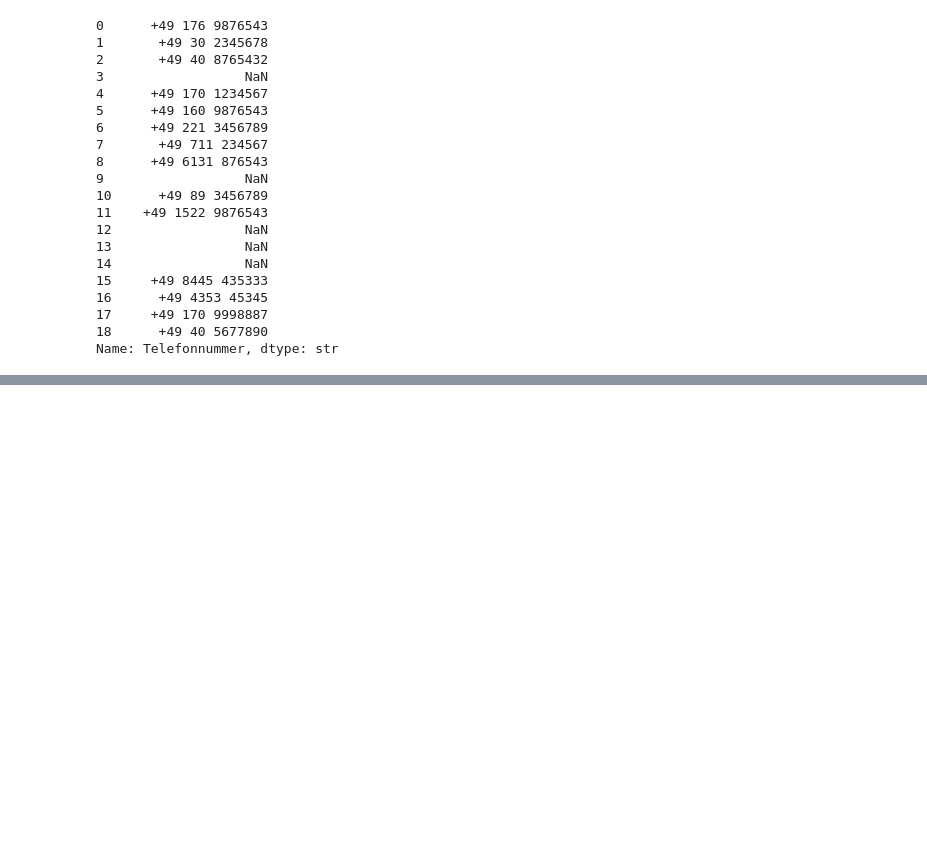
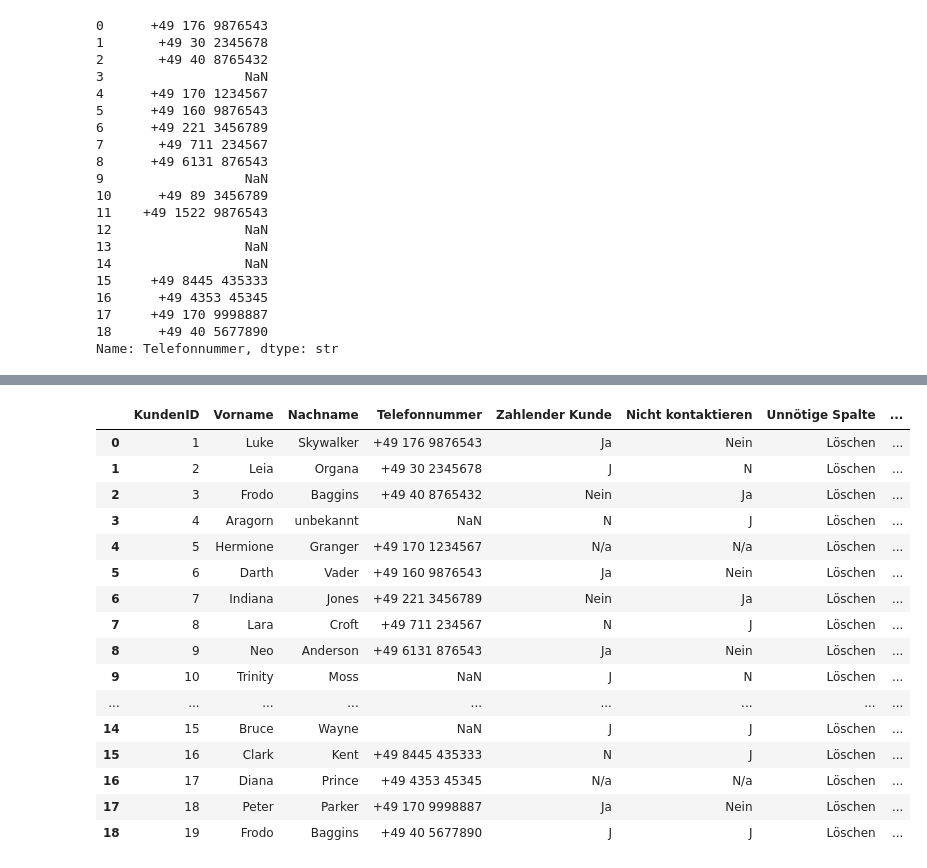
Before and after one commit to Kedirbiruh/python_excercises, a Jupyter notebook: test.ipynb, the cells around one changed output, grey strips where cells are left out. Cells and saved outputs as stored; diff of their text form; code cells hidden in the pictures; blank space fills up the shorter version.

```diff
--- a/test.ipynb
+++ b/test.ipynb
@@ -295,0 +403,23 @@ df
+# %%
+df["Straße"] = df["Straße"].replace("N/a", "unbekannte Straße")
+df["Stadt"] = df["Stadt"].fillna("unbekannte Stadt")
+df["PLZ"] = df["PLZ"].fillna("unbekannte PLZ")
+df
+# %% [output]
+|  | KundenID | Vorname | Nachname | Telefonnummer | Zahlender Kunde | Nicht kontaktieren | Unnötige Spalte | ... |
+| 0 | 1 | Luke | Skywalker | +49 176 9876543 | Ja | Nein | Löschen | ... |
+| 1 | 2 | Leia | Organa | +49 30 2345678 | J | N | Löschen | ... |
+| 2 | 3 | Frodo | Baggins | +49 40 8765432 | Nein | Ja | Löschen | ... |
+| 3 | 4 | Aragorn | unbekannt | NaN | N | J | Löschen | ... |
+| 4 | 5 | Hermione | Granger | +49 170 1234567 | N/a | N/a | Löschen | ... |
+| 5 | 6 | Darth | Vader | +49 160 9876543 | Ja | Nein | Löschen | ... |
+| 6 | 7 | Indiana | Jones | +49 221 3456789 | Nein | Ja | Löschen | ... |
+| 7 | 8 | Lara | Croft | +49 711 234567 | N | J | Löschen | ... |
+| 8 | 9 | Neo | Anderson | +49 6131 876543 | Ja | Nein | Löschen | ... |
+| 9 | 10 | Trinity | Moss | NaN | J | N | Löschen | ... |
+| ... | ... | ... | ... | ... | ... | ... | ... | ... |
+| 14 | 15 | Bruce | Wayne | NaN | J | J | Löschen | ... |
+| 15 | 16 | Clark | Kent | +49 8445 435333 | N | J | Löschen | ... |
+| 16 | 17 | Diana | Prince | +49 4353 45345 | N/a | N/a | Löschen | ... |
+| 17 | 18 | Peter | Parker | +49 170 9998887 | Ja | Nein | Löschen | ... |
+| 18 | 19 | Frodo | Baggins | +49 40 5677890 | J | J | Löschen | ... |
```
Also changed, not shown: parts of 18 cells of this notebook.
